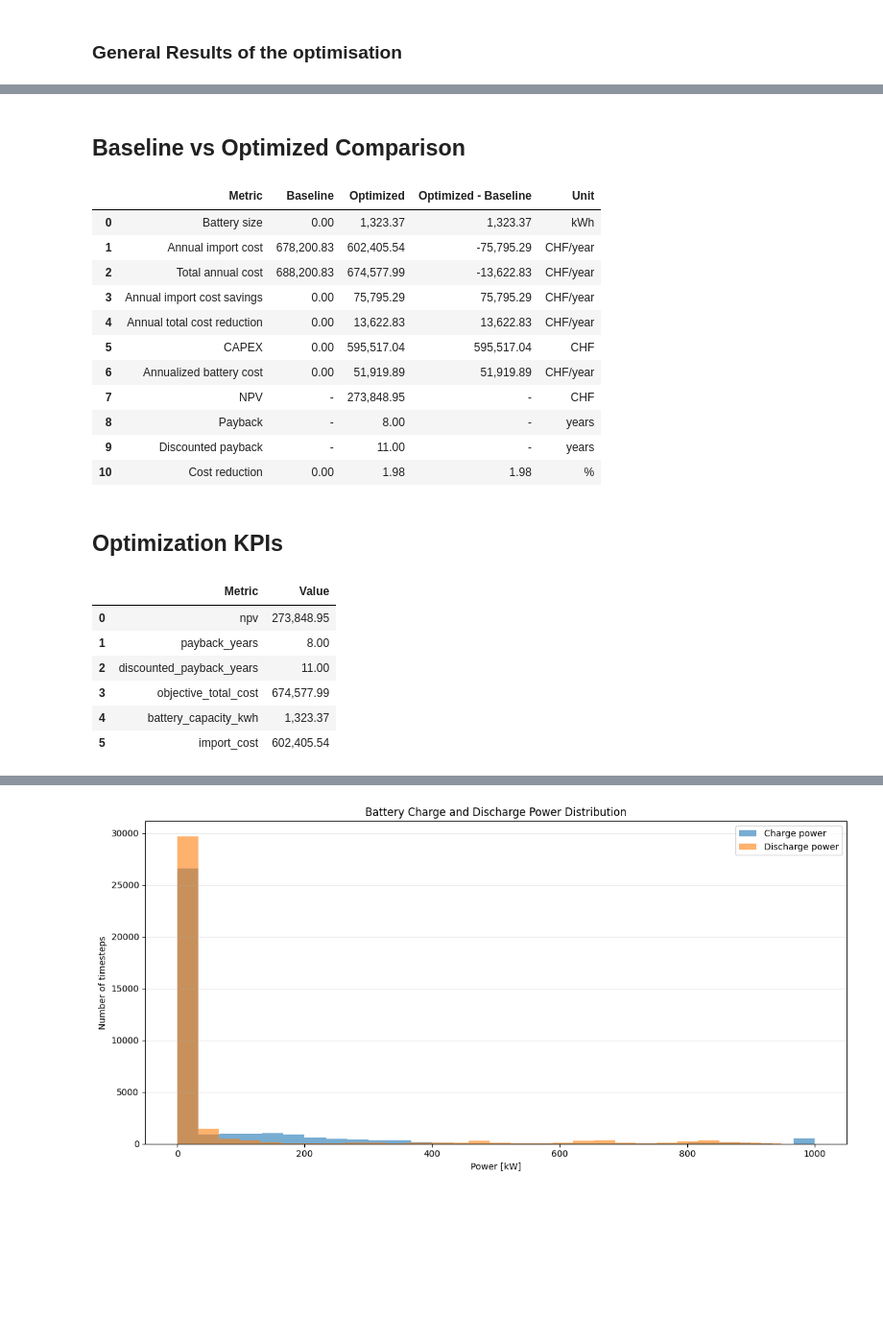
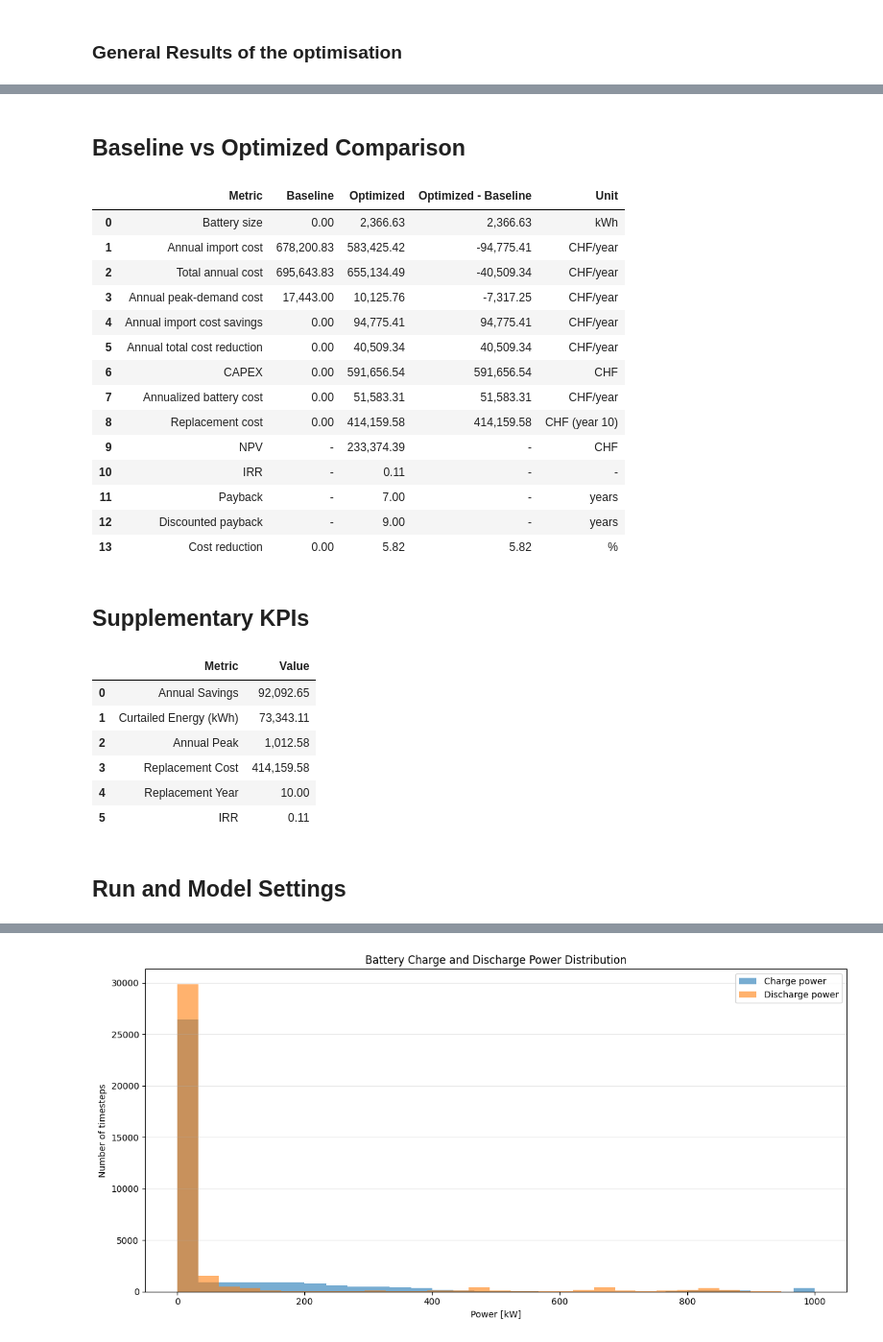
Before and after one commit to diegomalsiner1/CS1-Swiss-Post, a Jupyter notebook: results_sheet.ipynb, the cells around one changed output, grey strips where cells are left out. Shown at 96% size. Cells and saved outputs as stored; diff of their text form; code cells hidden in the pictures; blank space fills up the shorter version.

```diff
--- a/results_sheet.ipynb
+++ b/results_sheet.ipynb
@@ -78,45 +147,64 @@ Loaded results from: 20260330_004125_lp_35137steps
 # %%
 from IPython.display import display, Markdown
 
 def format_value(v):
+    if isinstance(v, bool):
+        return "Yes" if v else "No"
     if pd.isna(v):
         return "-"
     if isinstance(v, (int, float)):
         return f"{v:,.2f}"
     return v
 
 display(Markdown("## Baseline vs Optimized Comparison"))
 display(df_compare.style.format({
     "Baseline": format_value,
     "Optimized": format_value,
     "Optimized - Baseline": format_value,
 }))
 
 
-kpi_metrics = ["npv", "payback_years", "discounted_payback_years", "objective_total_cost", "battery_capacity_kwh", "import_cost"]
-kpi_df = pd.DataFrame([{"Metric": k, "Value": summary.get(k)} for k in kpi_metrics])
+supplementary_kpis = [
+    ("Annual Savings", "annual_savings"),
+    ("Curtailed Energy (kWh)", "curtailed_energy_kwh"),
+    ("Annual Peak", "yearly_peak"),
+    ("Replacement Cost", "replacement_cost"),
+    ("Replacement Year", "replacement_year"),
+    ("IRR", "irr"),
+]
+kpi_df = pd.DataFrame([
+    {"Metric": label, "Value": summary.get(key)}
+    for label, key in supplementary_kpis
+])
 
-display(Markdown("## Optimization KPIs"))
+display(Markdown("## Supplementary KPIs"))
 display(kpi_df.style.format({"Value": format_value}))
+
+display(Markdown("## Run and Model Settings"))
+display(settings_table_df.style.format({"Value": format_value}))
 # %% [output]
 ## Baseline vs Optimized Comparison
 |  | Metric | Baseline | Optimized | Optimized - Baseline | Unit |
-| 0 | Battery size | 0.00 | 1,323.37 | 1,323.37 | kWh |
-| 1 | Annual import cost | 678,200.83 | 602,405.54 | -75,795.29 | CHF/year |
-| 2 | Total annual cost | 688,200.83 | 674,577.99 | -13,622.83 | CHF/year |
-| 3 | Annual import cost savings | 0.00 | 75,795.29 | 75,795.29 | CHF/year |
-| 4 | Annual total cost reduction | 0.00 | 13,622.83 | 13,622.83 | CHF/year |
-| 5 | CAPEX | 0.00 | 595,517.04 | 595,517.04 | CHF |
-| 6 | Annualized battery cost | 0.00 | 51,919.89 | 51,919.89 | CHF/year |
-| 7 | NPV | - | 273,848.95 | - | CHF |
-| 8 | Payback | - | 8.00 | - | years |
-| 9 | Discounted payback | - | 11.00 | - | years |
-| 10 | Cost reduction | 0.00 | 1.98 | 1.98 | % |
+| 0 | Battery size | 0.00 | 2,366.63 | 2,366.63 | kWh |
+| 1 | Annual import cost | 678,200.83 | 583,425.42 | -94,775.41 | CHF/year |
+| 2 | Total annual cost | 695,643.83 | 655,134.49 | -40,509.34 | CHF/year |
+| 3 | Annual peak-demand cost | 17,443.00 | 10,125.76 | -7,317.25 | CHF/year |
+| 4 | Annual import cost savings | 0.00 | 94,775.41 | 94,775.41 | CHF/year |
+| 5 | Annual total cost reduction | 0.00 | 40,509.34 | 40,509.34 | CHF/year |
+| 6 | CAPEX | 0.00 | 591,656.54 | 591,656.54 | CHF |
+| 7 | Annualized battery cost | 0.00 | 51,583.31 | 51,583.31 | CHF/year |
+| 8 | Replacement cost | 0.00 | 414,159.58 | 414,159.58 | CHF (year 10) |
+| 9 | NPV | - | 233,374.39 | - | CHF |
+| 10 | IRR | - | 0.11 | - | - |
+| 11 | Payback | - | 7.00 | - | years |
+| 12 | Discounted payback | - | 9.00 | - | years |
+| 13 | Cost reduction | 0.00 | 5.82 | 5.82 | % |
-## Optimization KPIs
+## Supplementary KPIs
 |  | Metric | Value |
-| 0 | npv | 273,848.95 |
-| 1 | payback_years | 8.00 |
-| 2 | discounted_payback_years | 11.00 |
-| 3 | objective_total_cost | 674,577.99 |
-| 4 | battery_capacity_kwh | 1,323.37 |
-| 5 | import_cost | 602,405.54 |
+| 0 | Annual Savings | 92,092.65 |
+| 1 | Curtailed Energy (kWh) | 73,343.11 |
+| 2 | Annual Peak | 1,012.58 |
+| 3 | Replacement Cost | 414,159.58 |
+| 4 | Replacement Year | 10.00 |
+| 5 | IRR | 0.11 |
+## Run and Model Settings
```
Also changed, not shown: parts of 10 cells of this notebook, 6 other files.
